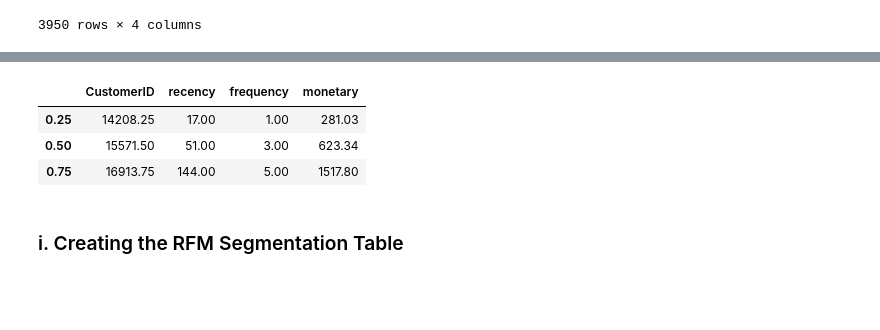
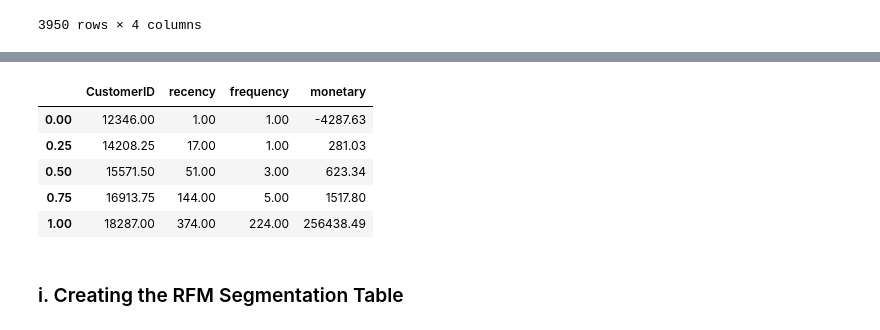
Before and after one commit to habip-bingol/Projects, a Jupyter notebook: ML_Projects/Capstone Projects/Customer_Segmentation/Customer_Segmentation_Student_Notebook_Capstone_1_V2.ipynb, the cells around one changed output, grey strips where cells are left out. Cells and saved outputs as stored; diff of their text form; code cells hidden in the pictures; blank space fills up the shorter version.

```diff
--- a/ML_Projects/Capstone Projects/Customer_Segmentation/Customer_Segmentation_Student_Notebook_Capstone_1_V2.ipynb
+++ b/ML_Projects/Capstone Projects/Customer_Segmentation/Customer_Segmentation_Student_Notebook_Capstone_1_V2.ipynb
@@ -1092,6 +1076,6 @@ The monetary value is calculated by adding together the cost of the customers' p
 # %%
 Monetary = pd.DataFrame(df_uk.groupby("CustomerID")["Revenue"].sum())
 Monetary = Monetary.reset_index()
-Monetary.rename(columns={"Revenue":"total_spend"})
+Monetary.rename(columns={"Revenue":"total_spend"}, inplace=True)
 Monetary
 # %% [output]
@@ -1209,10 +1205,12 @@ df_rfm
 # %%
-df_rfm.quantile(q = [0.25,0.50,0.75])
+df_rfm.quantile(q = [0, 0.25,0.50,0.75, 1])
 # %% [output]
 |  | CustomerID | recency | frequency | monetary |
+| 0.00 | 12346.00 | 1.00 | 1.00 | -4287.63 |
 | 0.25 | 14208.25 | 17.00 | 1.00 | 281.03 |
 | 0.50 | 15571.50 | 51.00 | 3.00 | 623.34 |
 | 0.75 | 16913.75 | 144.00 | 5.00 | 1517.80 |
+| 1.00 | 18287.00 | 374.00 | 224.00 | 256438.49 |
 # %%
 df_rfm_copy = df_rfm
 # %% [markdown]
```
Also changed, not shown: parts of 16 cells of this notebook.
